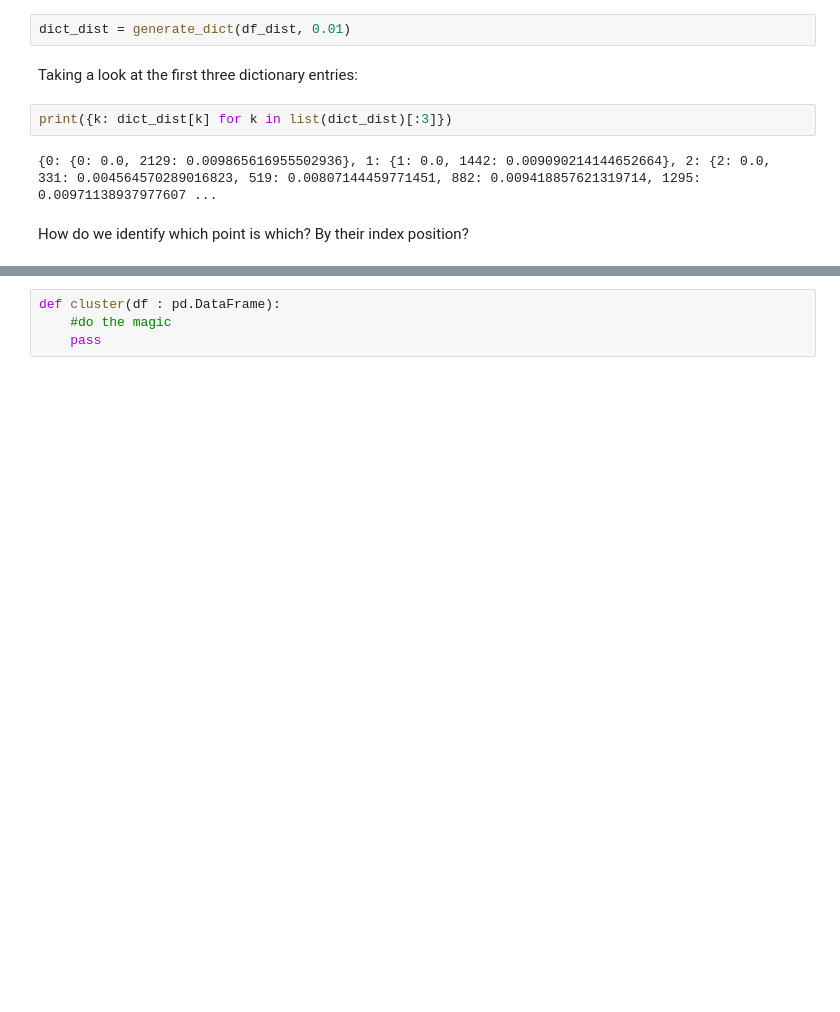
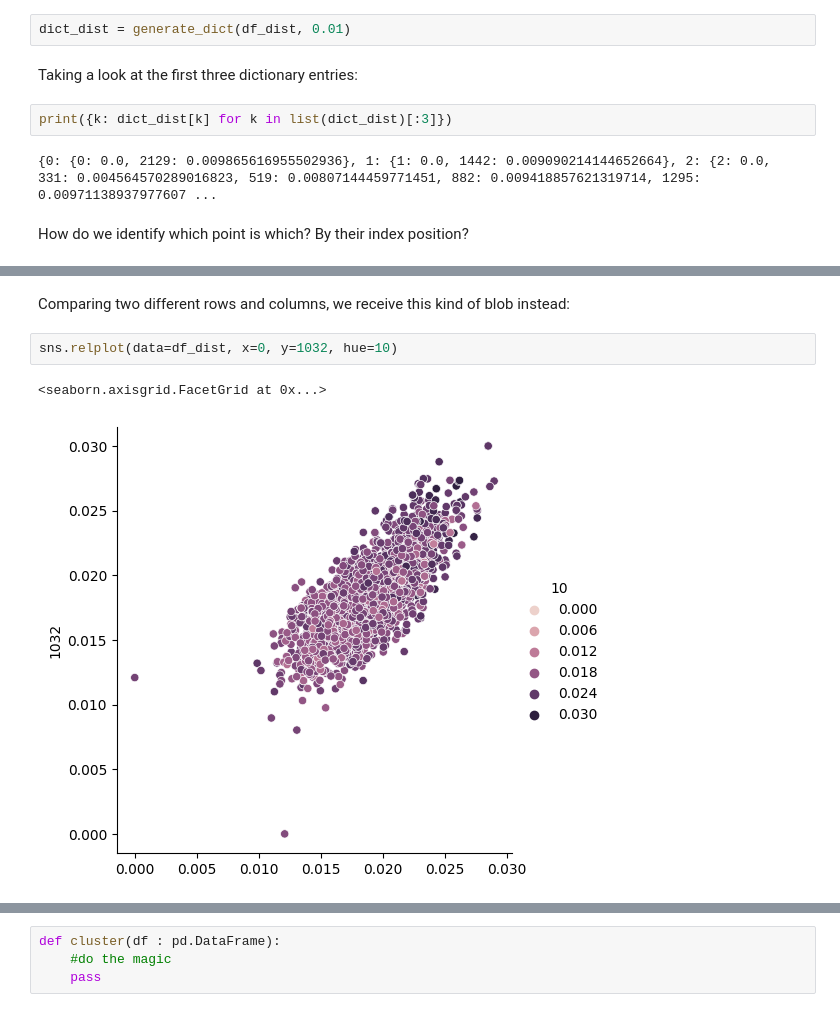
Before and after one commit to TechLabs-Berlin/wt23-naturdoc, a Jupyter notebook: ds/notebooks/data_clustering_placeholder.ipynb, the cells around one changed output, grey strips where cells are left out. Saved outputs shown, nothing was run; the diff lists cells and outputs as text; blank space fills up the shorter version.

```diff
--- a/ds/notebooks/data_clustering_placeholder.ipynb
+++ b/ds/notebooks/data_clustering_placeholder.ipynb
@@ -308,0 +321,7 @@ How do we identify which point is which? By their index position?
+# %% [markdown]
+Comparing two different rows and columns, we receive this kind of blob instead:
+# %%
+sns.relplot(data=df_dist, x=0, y=1032, hue=10)
+# %% [output]
+<seaborn.axisgrid.FacetGrid at 0x...>
+[figure, added]
```
Also changed, not shown: parts of 22 cells of this notebook, 16 other files.
